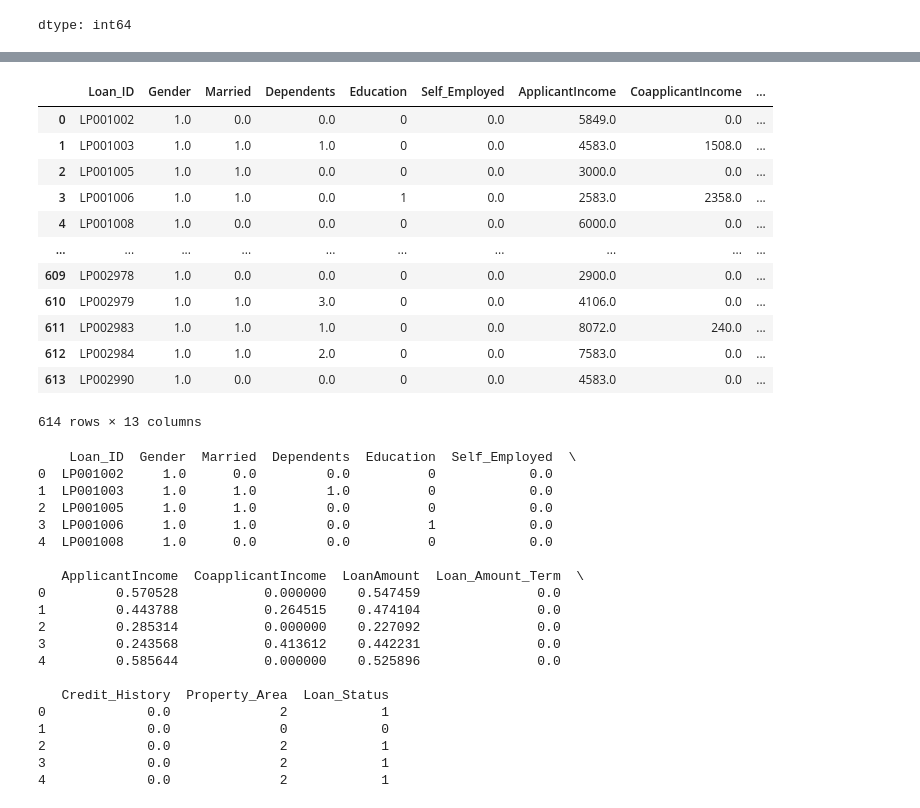
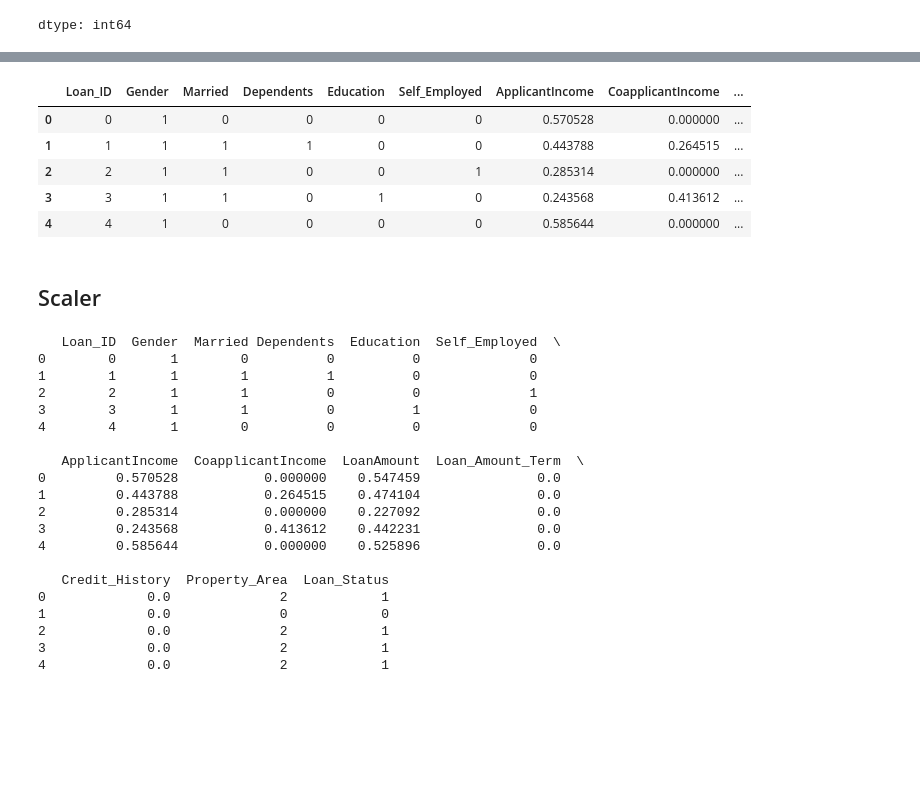
Before and after one commit to YaduSM001/Datascience-assignment, a Jupyter notebook: Preprocessing_on_Loan_data.ipynb, the cells around one changed output, grey strips where cells are left out. Drawn from its saved outputs; the diff is of its cells as text; code cells hidden in the pictures; blank space fills up the shorter version.

```diff
--- a/Preprocessing_on_Loan_data.ipynb
+++ b/Preprocessing_on_Loan_data.ipynb
@@ -184,5 +148,0 @@ df
-# %%
-from sklearn.preprocessing import LabelEncoder
-le=LabelEncoder()
-df['Dependents']=le.fit_transform(df['Dependents'])
-df
@@ -221,0 +149,7 @@ df
+# %%
+from sklearn.impute import SimpleImputer
+imputer = SimpleImputer(strategy='most_frequent')
+df['Dependents'] = imputer.fit_transform(df[['Dependents']]).ravel()
+df['Gender'] = imputer.fit_transform(df[['Gender']]).ravel()
+df['Married'] = imputer.fit_transform(df[['Married']]).ravel()
+df['Self_Employed'] = imputer.fit_transform(df[['Self_Employed']]).ravel()
@@ -274,27 +225,23 @@ plt.show()
 # %%
+from sklearn.preprocessing import LabelEncoder
 le=LabelEncoder()
+df['Loan_ID']=le.fit_transform(df['Loan_ID'])
+df['Gender']=le.fit_transform(df['Gender'])
+df['Married']=le.fit_transform(df['Married'])
+df['Self_Employed']=le.fit_transform(df['Self_Employed'])
 df['Education']=le.fit_transform(df['Education'])
-df
-le=LabelEncoder()
 df['Property_Area']=le.fit_transform(df['Property_Area'])
-df
-le=LabelEncoder()
 df['Loan_Status']=le.fit_transform(df['Loan_Status'])
-df
+df.head()
 # %% [output]
 |  | Loan_ID | Gender | Married | Dependents | Education | Self_Employed | ApplicantIncome | CoapplicantIncome | ... |
-| 0 | LP001002 | 1.0 | 0.0 | 0.0 | 0 | 0.0 | 5849.0 | 0.0 | ... |
-| 1 | LP001003 | 1.0 | 1.0 | 1.0 | 0 | 0.0 | 4583.0 | 1508.0 | ... |
-| 2 | LP001005 | 1.0 | 1.0 | 0.0 | 0 | 0.0 | 3000.0 | 0.0 | ... |
-| 3 | LP001006 | 1.0 | 1.0 | 0.0 | 1 | 0.0 | 2583.0 | 2358.0 | ... |
-| 4 | LP001008 | 1.0 | 0.0 | 0.0 | 0 | 0.0 | 6000.0 | 0.0 | ... |
-| ... | ... | ... | ... | ... | ... | ... | ... | ... | ... |
-| 609 | LP002978 | 1.0 | 0.0 | 0.0 | 0 | 0.0 | 2900.0 | 0.0 | ... |
-| 610 | LP002979 | 1.0 | 1.0 | 3.0 | 0 | 0.0 | 4106.0 | 0.0 | ... |
-| 611 | LP002983 | 1.0 | 1.0 | 1.0 | 0 | 0.0 | 8072.0 | 240.0 | ... |
-| 612 | LP002984 | 1.0 | 1.0 | 2.0 | 0 | 0.0 | 7583.0 | 0.0 | ... |
-| 613 | LP002990 | 1.0 | 0.0 | 0.0 | 0 | 0.0 | 4583.0 | 0.0 | ... |
+| 0 | 0 | 1 | 0 | 0 | 0 | 0 | 0.570528 | 0.000000 | ... |
+| 1 | 1 | 1 | 1 | 1 | 0 | 0 | 0.443788 | 0.264515 | ... |
+| 2 | 2 | 1 | 1 | 0 | 0 | 1 | 0.285314 | 0.000000 | ... |
+| 3 | 3 | 1 | 1 | 0 | 1 | 0 | 0.243568 | 0.413612 | ... |
+| 4 | 4 | 1 | 0 | 0 | 0 | 0 | 0.585644 | 0.000000 | ... |
-614 rows × 13 columns
+# %% [markdown]
+## Scaler
 # %%
 from sklearn.preprocessing import MinMaxScaler
 
@@ -306,12 +253,12 @@ df[numerical_features] = scaler.fit_transform(df[numerical_features])
 
 print(df.head())
 # %% [output]
-    Loan_ID  Gender  Married  Dependents  Education  Self_Employed  \
-0  LP001002     1.0      0.0         0.0          0            0.0
-1  LP001003     1.0      1.0         1.0          0            0.0
-2  LP001005     1.0      1.0         0.0          0            0.0
-3  LP001006     1.0      1.0         0.0          1            0.0
-4  LP001008     1.0      0.0         0.0          0            0.0
+   Loan_ID  Gender  Married Dependents  Education  Self_Employed  \
+0        0       1        0          0          0              0
+1        1       1        1          1          0              0
+2        2       1        1          0          0              1
+3        3       1        1          0          1              0
+4        4       1        0          0          0              0
 
    ApplicantIncome  CoapplicantIncome  LoanAmount  Loan_Amount_Term  \
 0         0.570528           0.000000    0.547459               0.0
```
Also changed, not shown: parts of 13 cells of this notebook.
